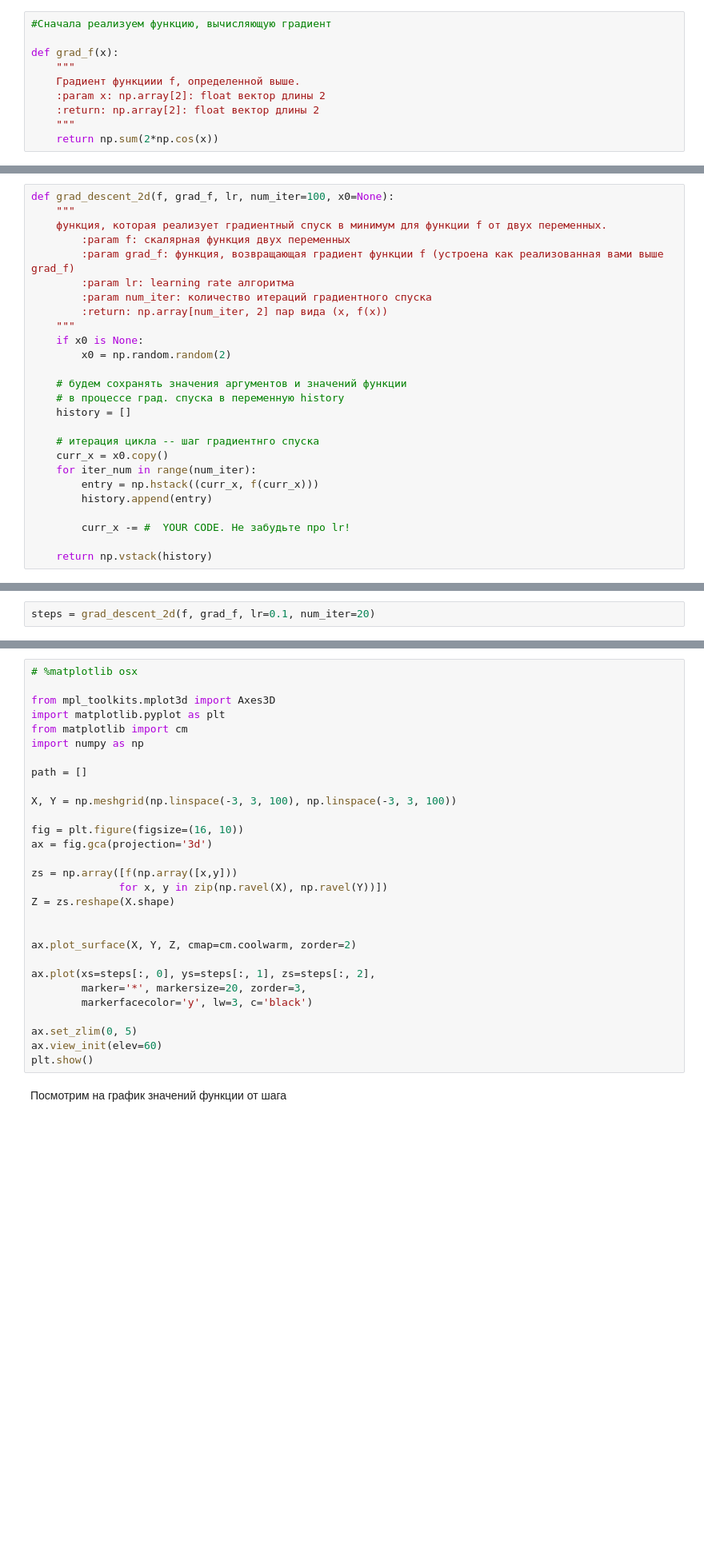
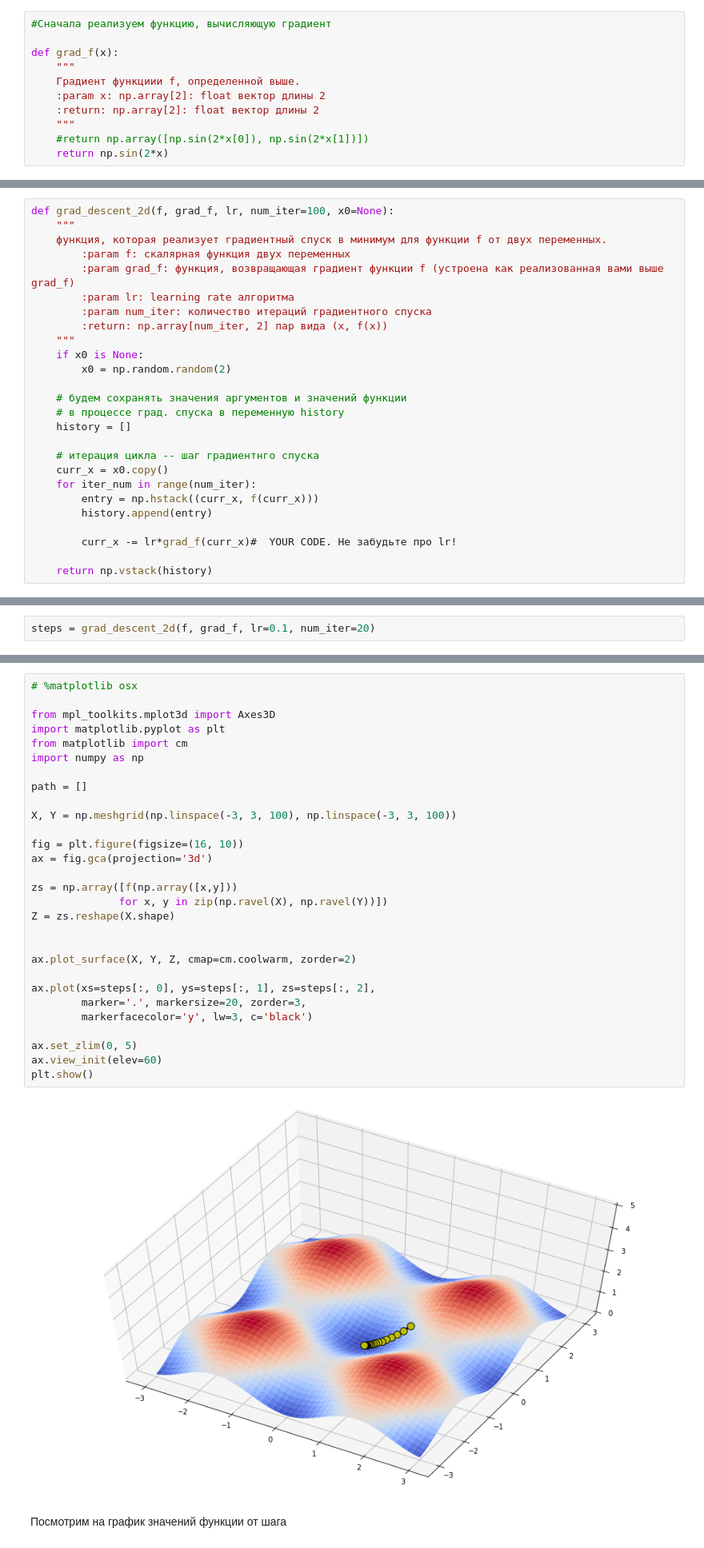
Before and after one commit to glaurungh/dls-course, a Jupyter notebook: [homework]linear_models_fall_2021.ipynb, the cells around one changed output, grey strips where cells are left out. Shown at 80% size. Drawn from its saved outputs; the diff is of its cells as text; blank space fills up the shorter version.

```diff
--- a/[homework]linear_models_fall_2021.ipynb
+++ b/[homework]linear_models_fall_2021.ipynb
@@ -52,7 +52,8 @@ def grad_f(x):
     :param x: np.array[2]: float вектор длины 2
     :return: np.array[2]: float вектор длины 2
     """
-    return np.sum(2*np.cos(x))
+    #return np.array([np.sin(2*x[0]), np.sin(2*x[1])])
+    return np.sin(2*x)
 # %%
 # Проверим, что градиент принимает вектор из двух чисел и выдает на этой точке верное значение
 assert np.allclose(grad_f(np.array([1, 2])),
@@ -80,7 +81,7 @@ def grad_descent_2d(f, grad_f, lr, num_iter=100, x0=None):
         entry = np.hstack((curr_x, f(curr_x)))
         history.append(entry)
 
-        curr_x -= #  YOUR CODE. Не забудьте про lr!
+        curr_x -= lr*grad_f(curr_x)#  YOUR CODE. Не забудьте про lr!
 
     return np.vstack(history)
 # %% [markdown]
@@ -98,32 +120,34 @@ steps
 # %%
 # %matplotlib osx
 
 from mpl_toolkits.mplot3d import Axes3D
 import matplotlib.pyplot as plt
 from matplotlib import cm
 import numpy as np
 
 path = []
 
 X, Y = np.meshgrid(np.linspace(-3, 3, 100), np.linspace(-3, 3, 100))
 
 fig = plt.figure(figsize=(16, 10))
 ax = fig.gca(projection='3d')
 
 zs = np.array([f(np.array([x,y]))
               for x, y in zip(np.ravel(X), np.ravel(Y))])
 Z = zs.reshape(X.shape)
 
 
 ax.plot_surface(X, Y, Z, cmap=cm.coolwarm, zorder=2)
 
 ax.plot(xs=steps[:, 0], ys=steps[:, 1], zs=steps[:, 2],
-        marker='*', markersize=20, zorder=3,
+        marker='.', markersize=20, zorder=3,
         markerfacecolor='y', lw=3, c='black')
 
 ax.set_zlim(0, 5)
 ax.view_init(elev=60)
 plt.show()
+# %% [output]
+[figure, added]
 # %% [markdown]
 Посмотрим на график значений функции от шага
 # %%
```
Also changed, not shown: parts of 2 cells of this notebook.
